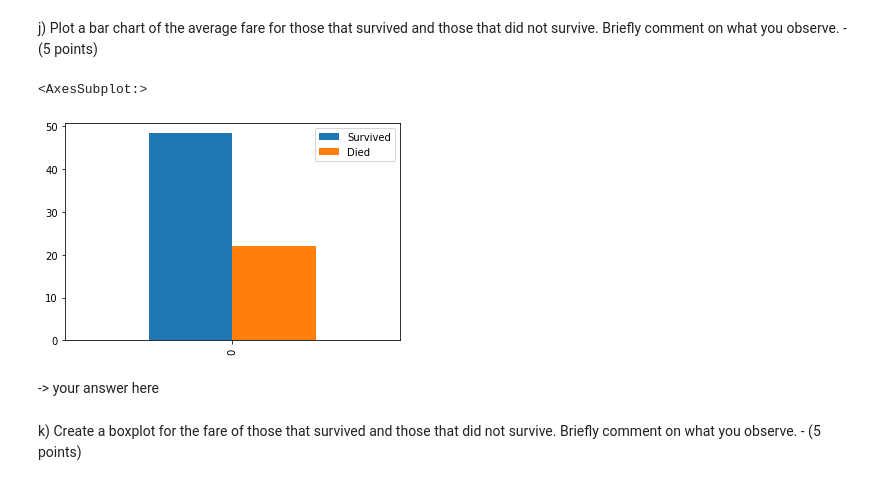
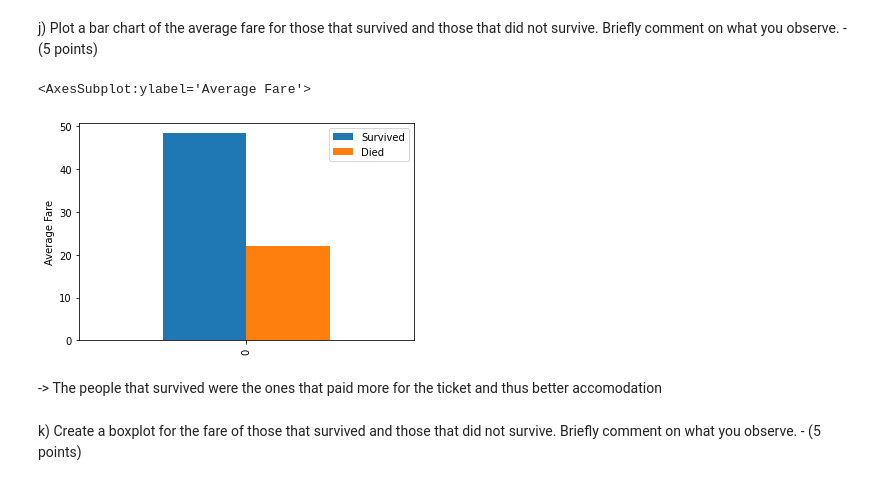
Before and after one commit to ivanisakov99/CS506, a Jupyter notebook: HW/hw1/homework1.ipynb, the cells around one changed output. Drawn from its saved outputs; the diff is of its cells as text; code cells hidden in the pictures.

```diff
--- a/HW/hw1/homework1.ipynb
+++ b/HW/hw1/homework1.ipynb
@@ -208,17 +203,19 @@ newDF.plot(kind='bar')
 # %% [markdown]
 j) Plot a bar chart of the average fare for those that survived and those that did not survive. Briefly comment on what you observe. - (5 points)
 # %%
-# your code here
 newDF = pd.DataFrame({
     'Survived': [df['Fare'][df['Survived'].isin([1])].mean()],
     'Died': [df['Fare'][df['Survived'].isin([0])].mean()],
 })
 
-newDF.plot(kind='bar')
+newDF.plot(
+    ylabel='Average Fare',
+    kind='bar'
+)
 # %% [output]
-<AxesSubplot:>
+<AxesSubplot:ylabel='Average Fare'>
-[figure, old version]
+[figure, new version]
-# %% [markdown]
--> your answer here
+# %% [markdown]
+-> The people that survived were the ones that paid more for the ticket and thus better accomodation
 # %% [markdown]
 k) Create a boxplot for the fare of those that survived and those that did not survive. Briefly comment on what you observe. - (5 points)
```
Also changed, not shown: parts of 24 cells of this notebook, 5 other files.
